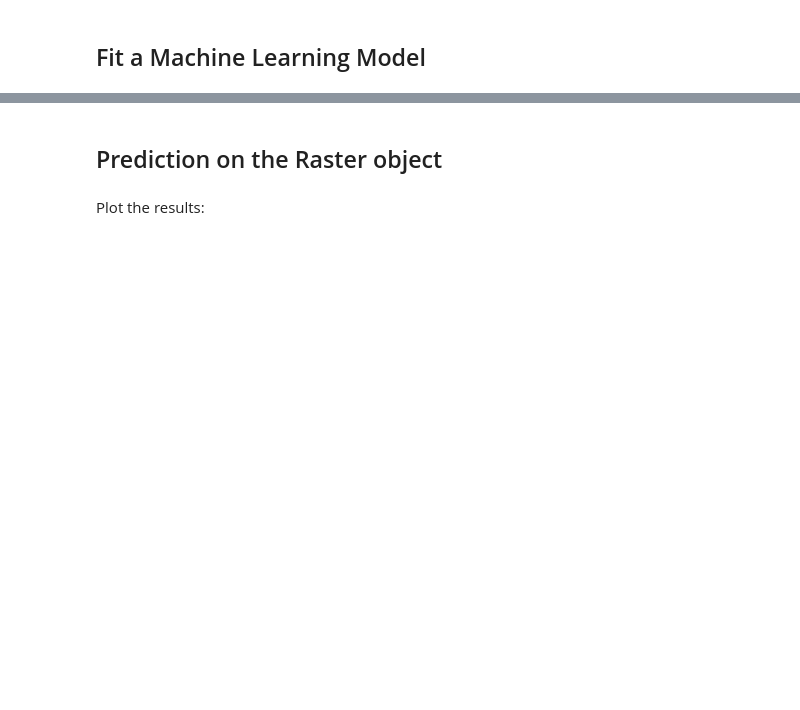
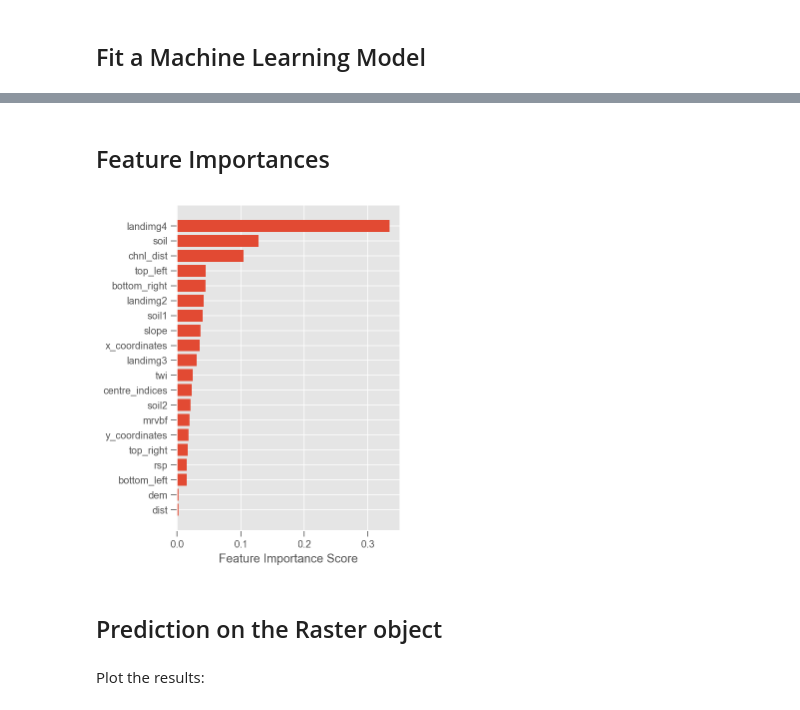
Before and after one commit to stevenpawley/Pyspatialml, a Jupyter notebook: examples/meuse_example.ipynb, the cells around one changed output, grey strips where cells are left out. Cells and saved outputs as stored; diff of their text form; code cells hidden in the pictures; blank space fills up the shorter version.

```diff
--- a/examples/meuse_example.ipynb
+++ b/examples/meuse_example.ipynb
@@ -205,0 +196,4 @@ training_df.head()
+# %%
+training_df = stack.extract_vector(training_pts, columns=['lead', 'cadmium', 'copper', 'zinc', 'om'])
+training_df = training_df.dropna()
+training_df.head()
@@ -211,12 +213,17 @@ from sklearn.ensemble import ExtraTreesRegressor
 from sklearn.preprocessing import OneHotEncoder
 from sklearn.compose import ColumnTransformer
 
-et = ExtraTreesRegressor(n_jobs=-1)
+trans = ColumnTransformer([
+    ('ohe', OneHotEncoder(categories='auto', handle_unknown='ignore'), [9])
+    ], remainder='passthrough')
+
+et = ExtraTreesRegressor(n_estimators=500, n_jobs=-1)
 et = Pipeline([
-    ('ohe', OneHotEncoder())
-])
+    ('preproc', trans),
+    ('regressor', et)])
 
 X = training_df.loc[:, stack.names]
-y = training_df.loc[:, ['lead', 'zinc', 'copper', 'cadmium']]
+y = training_df.loc[:, ['lead', 'cadmium', 'copper', 'zinc', 'om']]
+
 et.fit(X, y)
 # %% [output]
@@ -241,3 +255,22 @@ rmse
+# %% [markdown]
+## Feature Importances
+# %%
+soil_idx = [i for i, name in enumerate(stack.names) if name == 'soil']
+ohe_names = deepcopy(stack.names)
+ohe_names.insert(soil_idx[0], 'soil1')
+ohe_names.insert(soil_idx[0], 'soil2')
+ohe_names = np.array(ohe_names)
+# %%
+mpl.style.use('ggplot')
+
+fimp = et.named_steps['regressor'].feature_importances_
+
+fig, ax = plt.subplots(figsize=(4, 6))
+ax.barh(y=ohe_names[fimp.argsort()], width=fimp[fimp.argsort()])
+ax.set_xlabel('Feature Importance Score')
+plt.show()
+# %% [output]
+[figure, added]
 # %% [markdown]
 ## Prediction on the Raster object
 # %%
```
Also changed, not shown: parts of 17 cells of this notebook.
